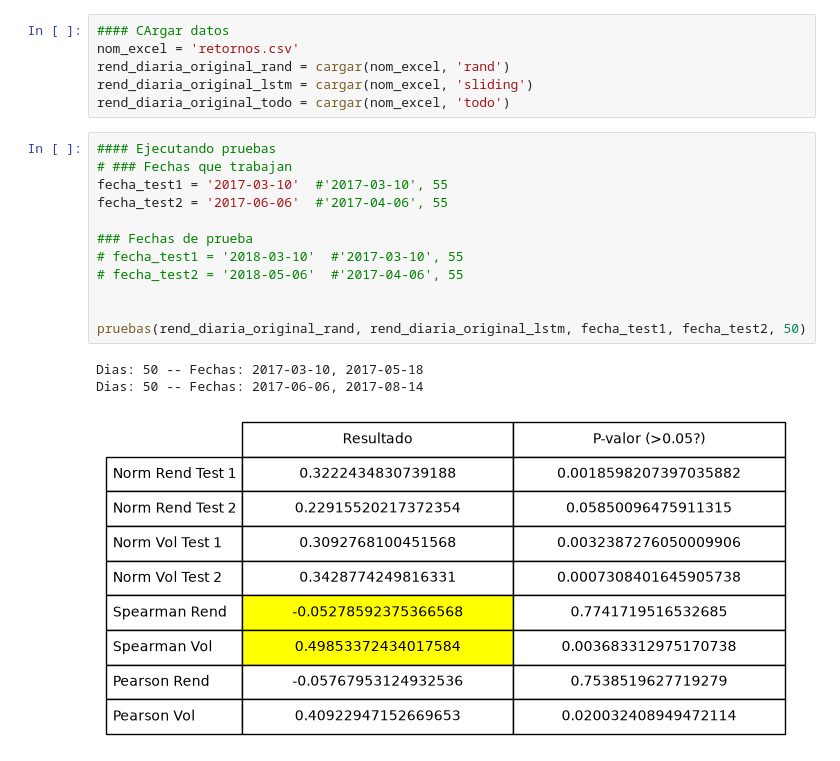
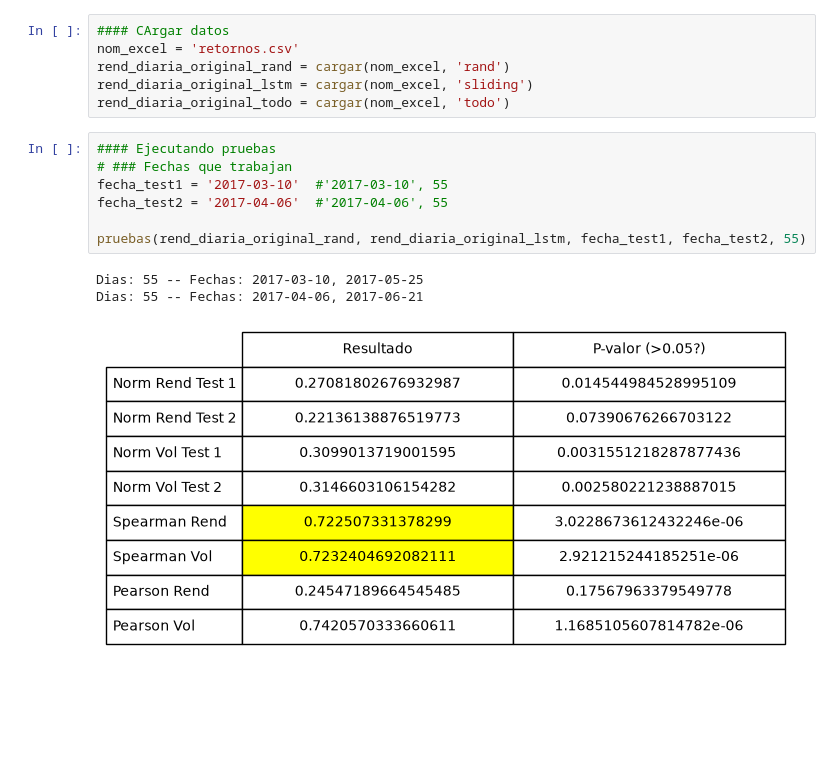
Before and after one commit to jp21bp/LSTM_Ratio_Sharpe, a Jupyter notebook: Version3/confiabilidad.ipynb, the cells around one changed output. Saved outputs shown, nothing was run; the diff lists cells and outputs as text; blank space fills up the shorter version.

```diff
--- a/Version3/confiabilidad.ipynb
+++ b/Version3/confiabilidad.ipynb
@@ -238,16 +238,11 @@ rend_diaria_original_todo = cargar(nom_excel, 'todo')
 # %%
 #### Ejecutando pruebas
 # ### Fechas que trabajan
 fecha_test1 = '2017-03-10'  #'2017-03-10', 55
-fecha_test2 = '2017-06-06'  #'2017-04-06', 55
+fecha_test2 = '2017-04-06'  #'2017-04-06', 55
 
-### Fechas de prueba
-# fecha_test1 = '2018-03-10'  #'2017-03-10', 55
-# fecha_test2 = '2018-05-06'  #'2017-04-06', 55
-
-
-pruebas(rend_diaria_original_rand, rend_diaria_original_lstm, fecha_test1, fecha_test2, 50)
+pruebas(rend_diaria_original_rand, rend_diaria_original_lstm, fecha_test1, fecha_test2, 55)
 # %% [output]
-Dias: 50 -- Fechas: 2017-03-10, 2017-05-18
-Dias: 50 -- Fechas: 2017-06-06, 2017-08-14
+Dias: 55 -- Fechas: 2017-03-10, 2017-05-25
+Dias: 55 -- Fechas: 2017-04-06, 2017-06-21
-[figure, old version]
+[figure, new version]
```
Also changed, not shown: 6 other files.
